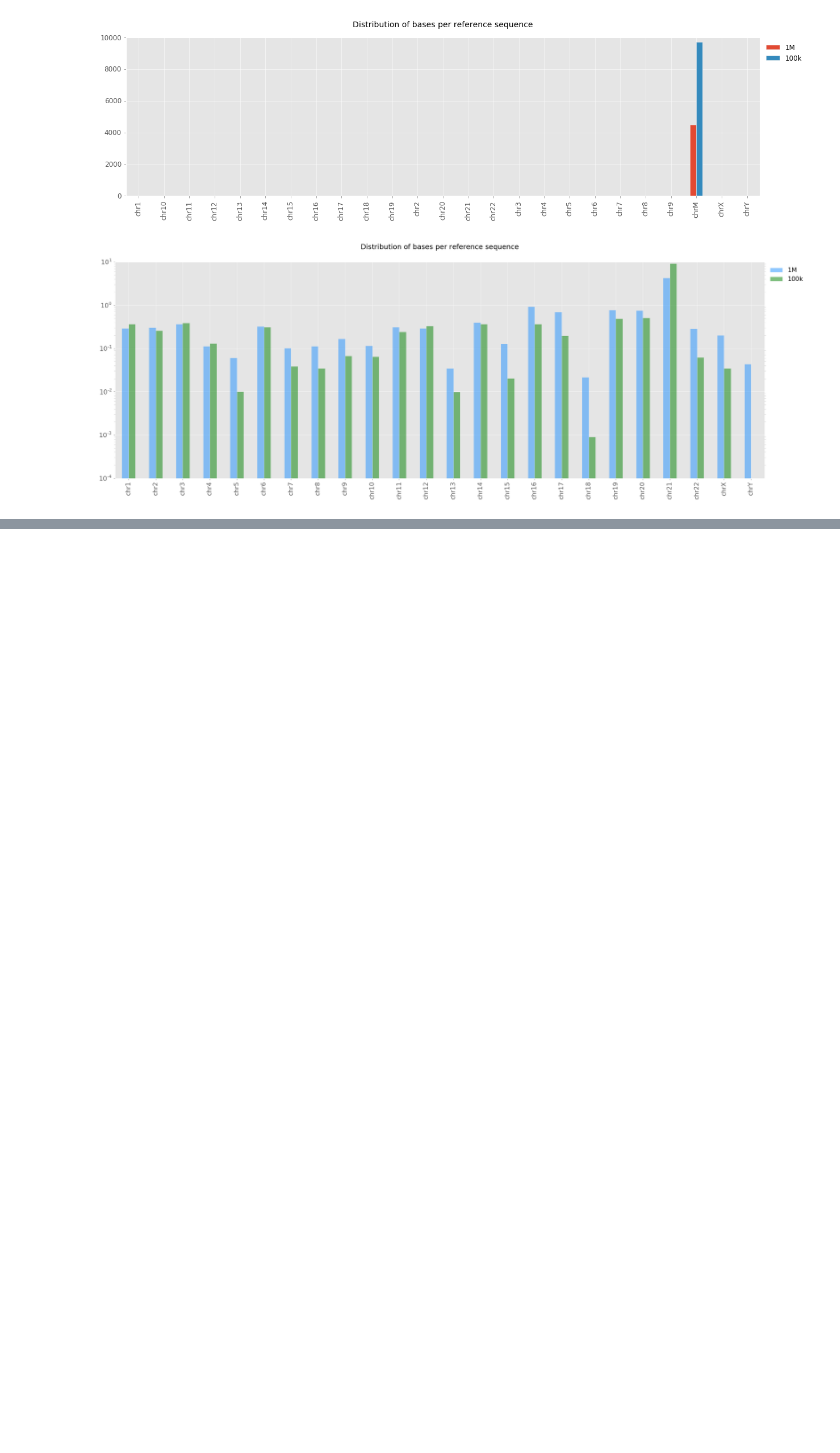
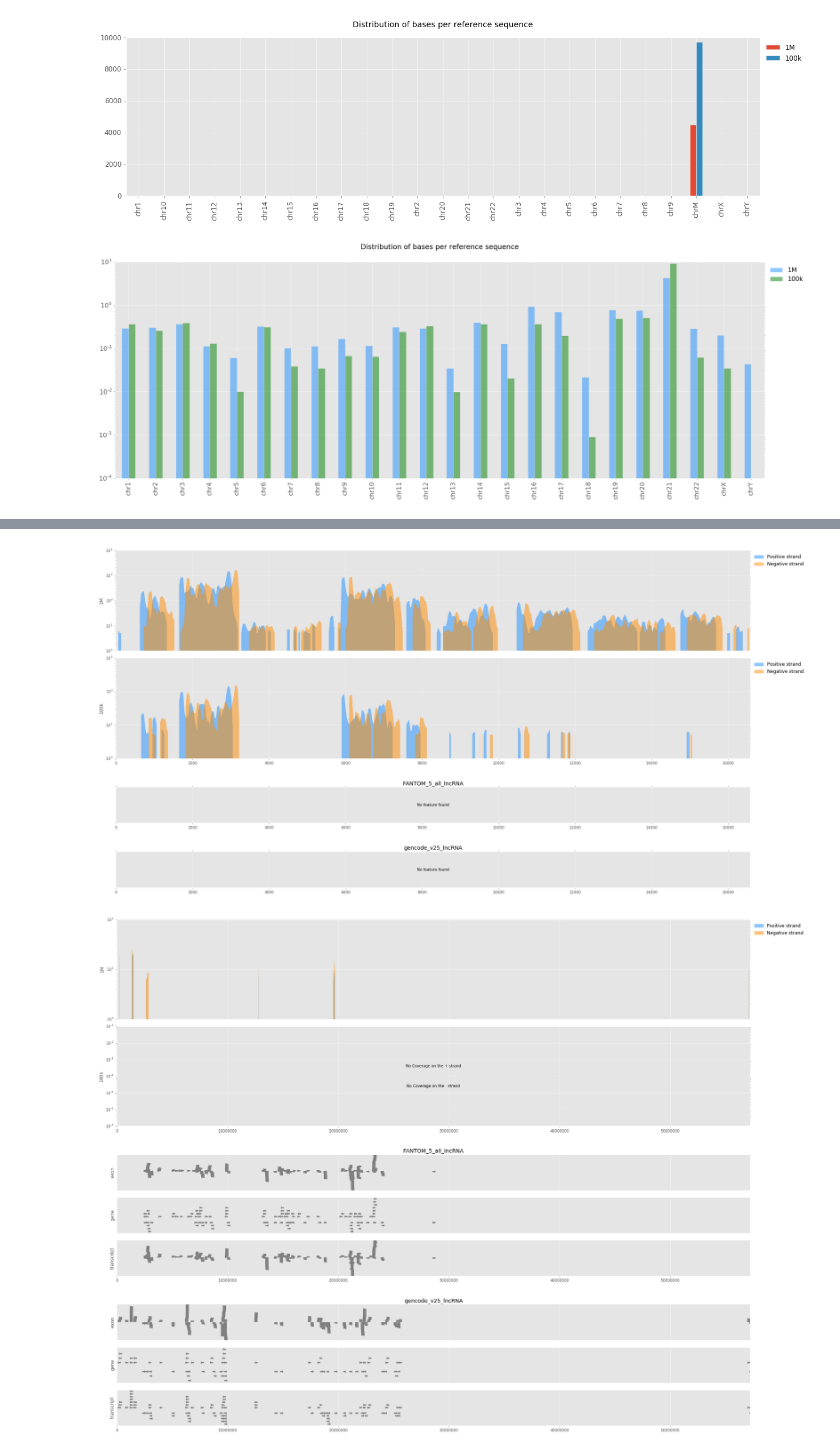
Before and after one commit to a-slide/JupyterGenoViewer, a Jupyter notebook: JGV/JGV_Test_Notebook.ipynb, the cells around one changed output, grey strips where cells are left out. Saved outputs shown, nothing was run; the diff lists cells and outputs as text; code cells hidden in the pictures; blank space fills up the shorter version.

```diff
--- a/JGV/JGV_Test_Notebook.ipynb
+++ b/JGV/JGV_Test_Notebook.ipynb
@@ -1082,0 +1117,14 @@ r = j.refid_coverage_plot(
+# %%
+# Add alignment and anotation tracks
+j = JGV(fp=fp, ref_list=l)
+j.add_alignment("../dl_test_data/1M.bed.gz")
+j.add_alignment("../dl_test_data/100k.bed.gz")
+j.add_annotation("../dl_test_data/FANTOM_5_all_lncRNA.gtf.gz")
+j.add_annotation("../dl_test_data/gencode_v25_lncRNA.gff3.gz")
+
+# Empty JGV object
+j.interval_plot(refid="chrM")
+j.interval_plot(refid="chrY")
+# %% [output]
+[figure, added]
+[figure, added]
```
Also changed, not shown: parts of 21 cells of this notebook, 1 other file.
